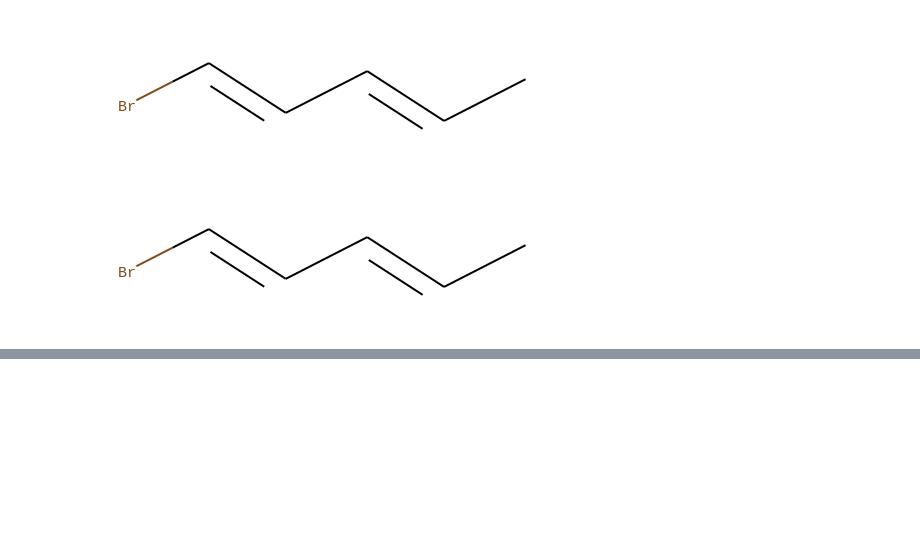
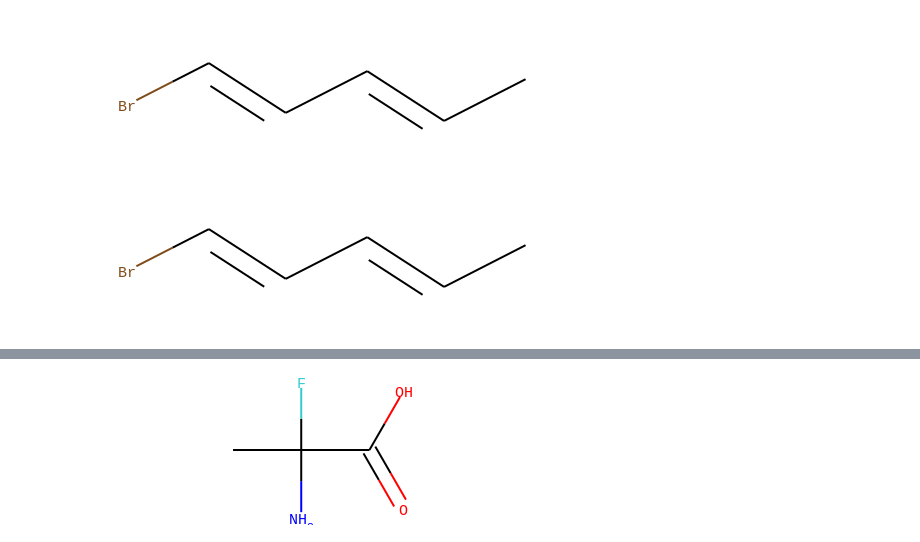
Before and after one commit to LimYeongJun/Jump-to-python, a Jupyter notebook: smiles.ipynb, the cells around one changed output, grey strips where cells are left out. Cells and saved outputs as stored; diff of their text form; code cells hidden in the pictures; blank space fills up the shorter version.

```diff
--- a/smiles.ipynb
+++ b/smiles.ipynb
@@ -216,0 +229,5 @@ S2
+# %%
+S1 = Chem.MolFromSmiles('NC(C)(F)C(=O)O')
+S1
+# %% [output]
+[figure, added]
```
Also changed, not shown: parts of 8 cells of this notebook.
